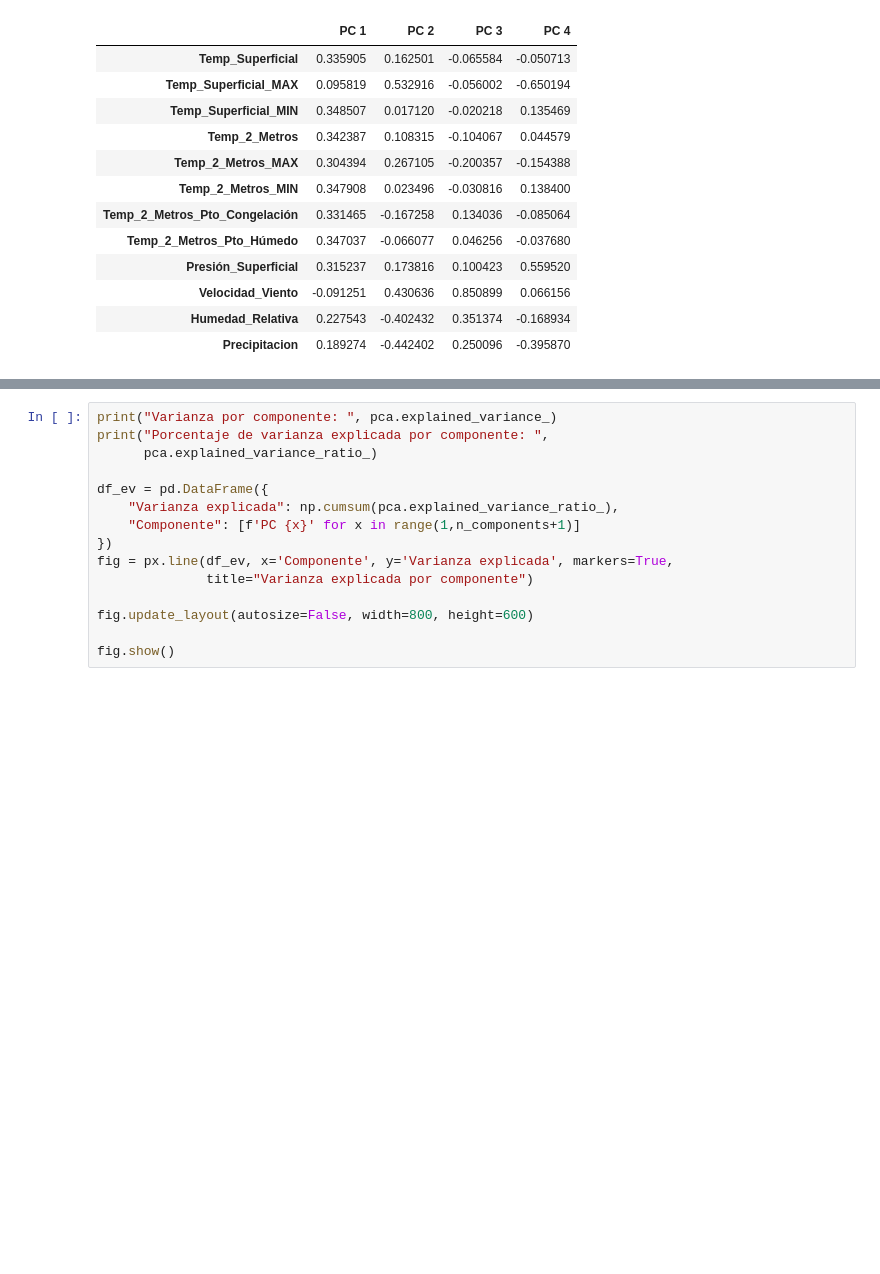
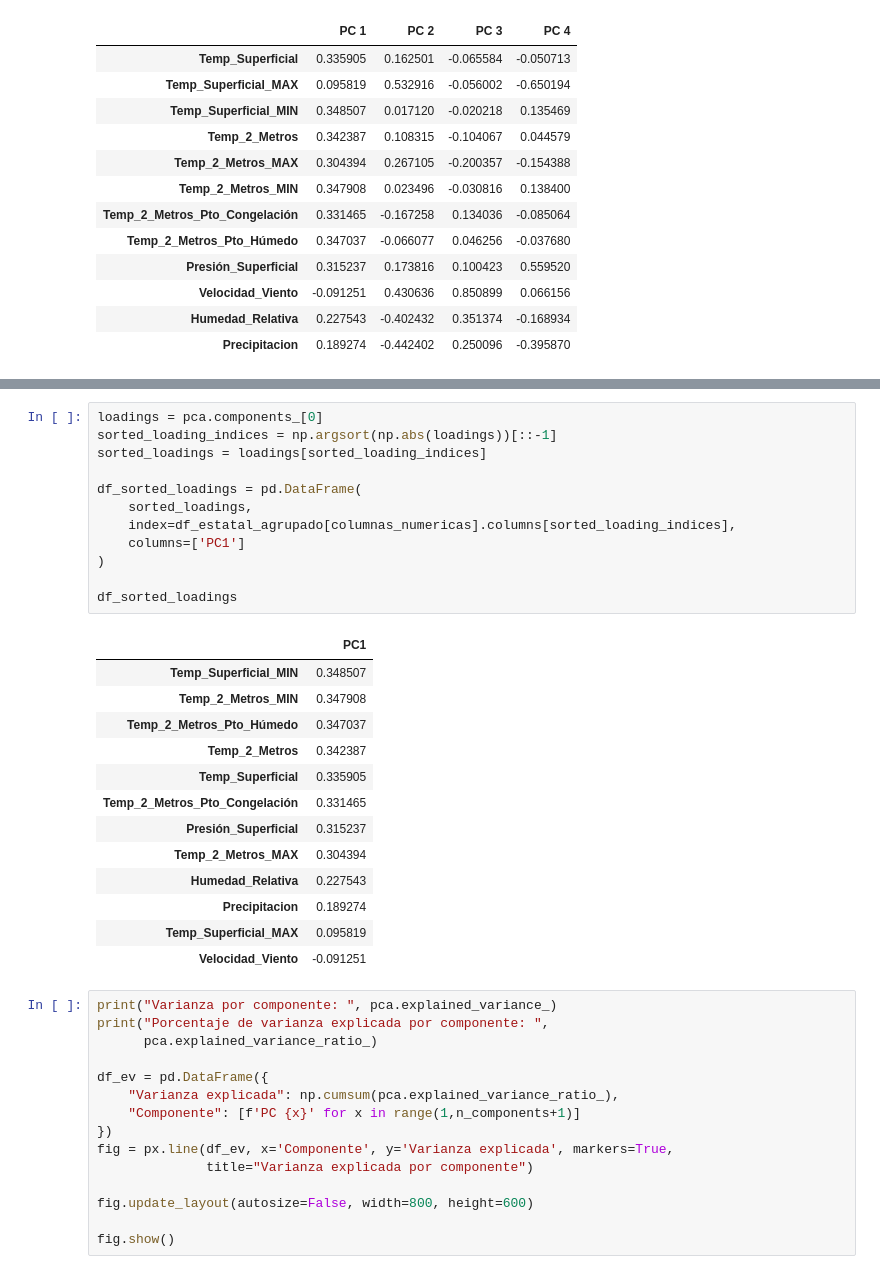
Before and after one commit to ProyectosMCD/RedBAMX, a Jupyter notebook: EDA/EDA_Datos Climaticos_Municipio_NASA-API.ipynb, the cells around one changed output, grey strips where cells are left out. Drawn from its saved outputs; the diff is of its cells as text; blank space fills up the shorter version.

```diff
--- a/EDA/EDA_Datos Climaticos_Municipio_NASA-API.ipynb
+++ b/EDA/EDA_Datos Climaticos_Municipio_NASA-API.ipynb
@@ -280,3 +309,29 @@ pd.DataFrame(
+# %%
+loadings = pca.components_[0]
+sorted_loading_indices = np.argsort(np.abs(loadings))[::-1]
+sorted_loadings = loadings[sorted_loading_indices]
+
+df_sorted_loadings = pd.DataFrame(
+    sorted_loadings,
+    index=df_estatal_agrupado[columnas_numericas].columns[sorted_loading_indices],
+    columns=['PC1']
+)
+
+df_sorted_loadings
+# %% [output]
+|  | PC1 |
+| Temp_Superficial_MIN | 0.348507 |
+| Temp_2_Metros_MIN | 0.347908 |
+| Temp_2_Metros_Pto_Húmedo | 0.347037 |
+| Temp_2_Metros | 0.342387 |
+| Temp_Superficial | 0.335905 |
+| Temp_2_Metros_Pto_Congelación | 0.331465 |
+| Presión_Superficial | 0.315237 |
+| Temp_2_Metros_MAX | 0.304394 |
+| Humedad_Relativa | 0.227543 |
+| Precipitacion | 0.189274 |
+| Temp_Superficial_MAX | 0.095819 |
+| Velocidad_Viento | -0.091251 |
 # %%
 print("Varianza por componente: ", pca.explained_variance_)
 print("Porcentaje de varianza explicada por componente: ",
```
Also changed, not shown: parts of 2 cells of this notebook.
